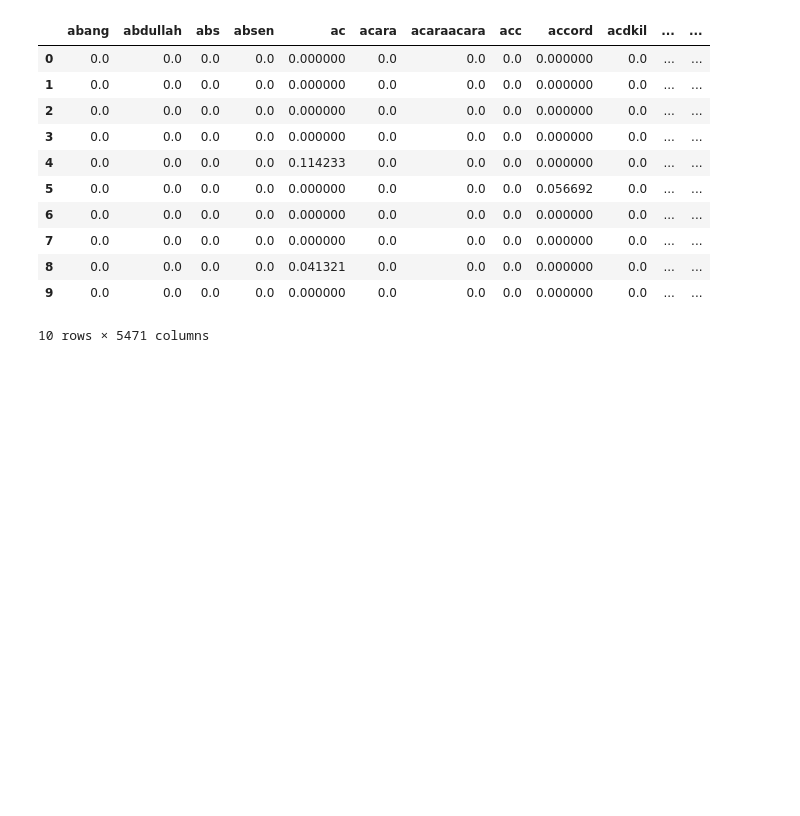
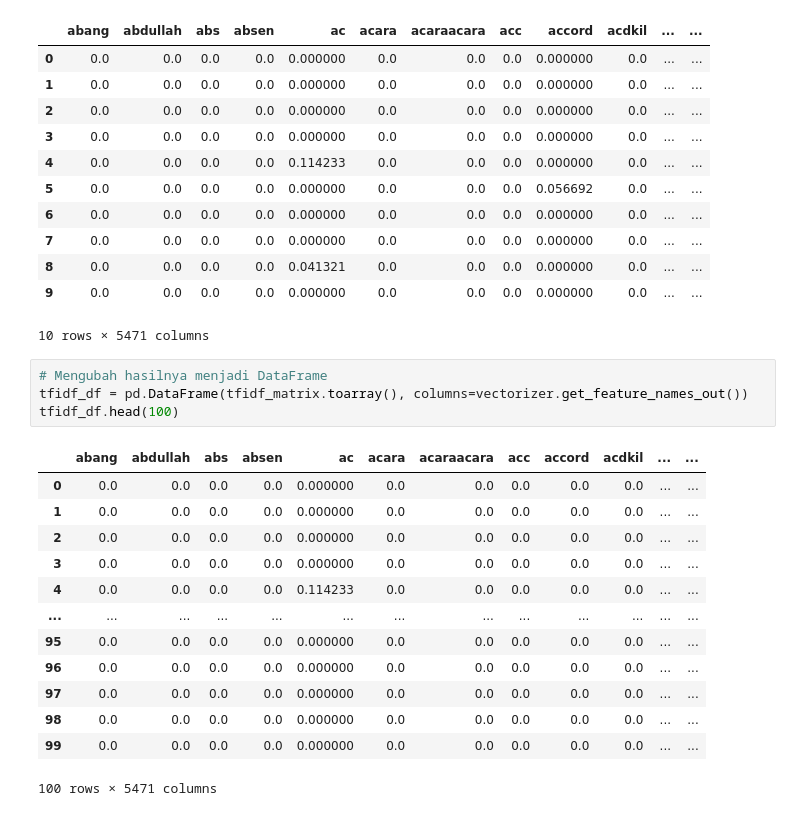
Before and after one commit to Iqbalsuryaa/PPWA, a Jupyter notebook: _sources/Tugas-PPWA/Tugas02.ipynb, the cells around one changed output. Drawn from its saved outputs; the diff is of its cells as text; blank space fills up the shorter version.

```diff
--- a/_sources/Tugas-PPWA/Tugas02.ipynb
+++ b/_sources/Tugas-PPWA/Tugas02.ipynb
@@ -209,3 +209,21 @@ tfidf_df.head(10)
 | 8 | 0.0 | 0.0 | 0.0 | 0.0 | 0.041321 | 0.0 | 0.0 | 0.0 | 0.000000 | 0.0 | ... | ... |
 | 9 | 0.0 | 0.0 | 0.0 | 0.0 | 0.000000 | 0.0 | 0.0 | 0.0 | 0.000000 | 0.0 | ... | ... |
 10 rows × 5471 columns
+# %%
+# Mengubah hasilnya menjadi DataFrame
+tfidf_df = pd.DataFrame(tfidf_matrix.toarray(), columns=vectorizer.get_feature_names_out())
+tfidf_df.head(100)
+# %% [output]
+|  | abang | abdullah | abs | absen | ac | acara | acaraacara | acc | accord | acdkil | ... | ... |
+| 0 | 0.0 | 0.0 | 0.0 | 0.0 | 0.000000 | 0.0 | 0.0 | 0.0 | 0.0 | 0.0 | ... | ... |
+| 1 | 0.0 | 0.0 | 0.0 | 0.0 | 0.000000 | 0.0 | 0.0 | 0.0 | 0.0 | 0.0 | ... | ... |
+| 2 | 0.0 | 0.0 | 0.0 | 0.0 | 0.000000 | 0.0 | 0.0 | 0.0 | 0.0 | 0.0 | ... | ... |
+| 3 | 0.0 | 0.0 | 0.0 | 0.0 | 0.000000 | 0.0 | 0.0 | 0.0 | 0.0 | 0.0 | ... | ... |
+| 4 | 0.0 | 0.0 | 0.0 | 0.0 | 0.114233 | 0.0 | 0.0 | 0.0 | 0.0 | 0.0 | ... | ... |
+| ... | ... | ... | ... | ... | ... | ... | ... | ... | ... | ... | ... | ... |
+| 95 | 0.0 | 0.0 | 0.0 | 0.0 | 0.000000 | 0.0 | 0.0 | 0.0 | 0.0 | 0.0 | ... | ... |
+| 96 | 0.0 | 0.0 | 0.0 | 0.0 | 0.000000 | 0.0 | 0.0 | 0.0 | 0.0 | 0.0 | ... | ... |
+| 97 | 0.0 | 0.0 | 0.0 | 0.0 | 0.000000 | 0.0 | 0.0 | 0.0 | 0.0 | 0.0 | ... | ... |
+| 98 | 0.0 | 0.0 | 0.0 | 0.0 | 0.000000 | 0.0 | 0.0 | 0.0 | 0.0 | 0.0 | ... | ... |
+| 99 | 0.0 | 0.0 | 0.0 | 0.0 | 0.000000 | 0.0 | 0.0 | 0.0 | 0.0 | 0.0 | ... | ... |
+100 rows × 5471 columns
```
Also changed, not shown: parts of 2 cells of this notebook, 41 other files.
